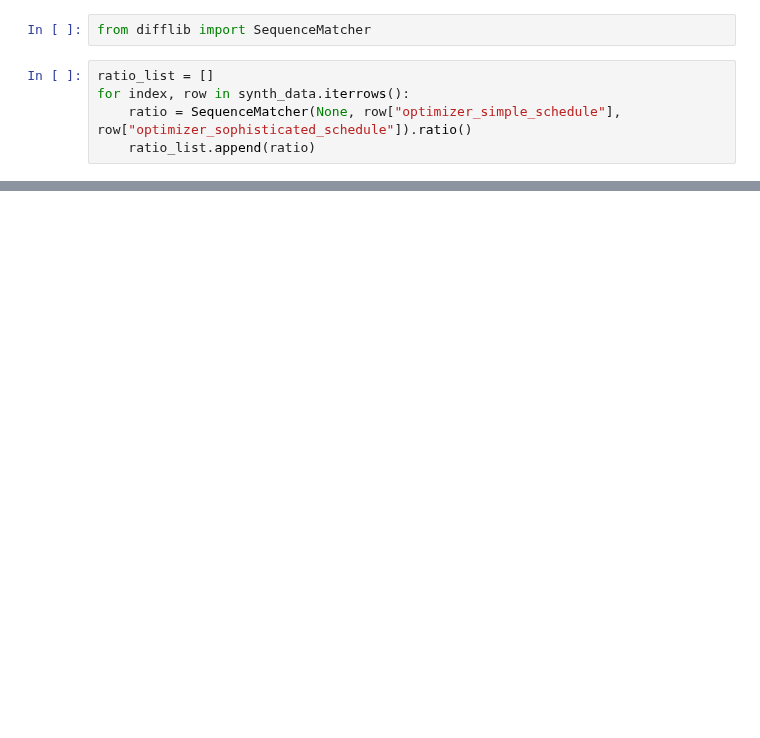
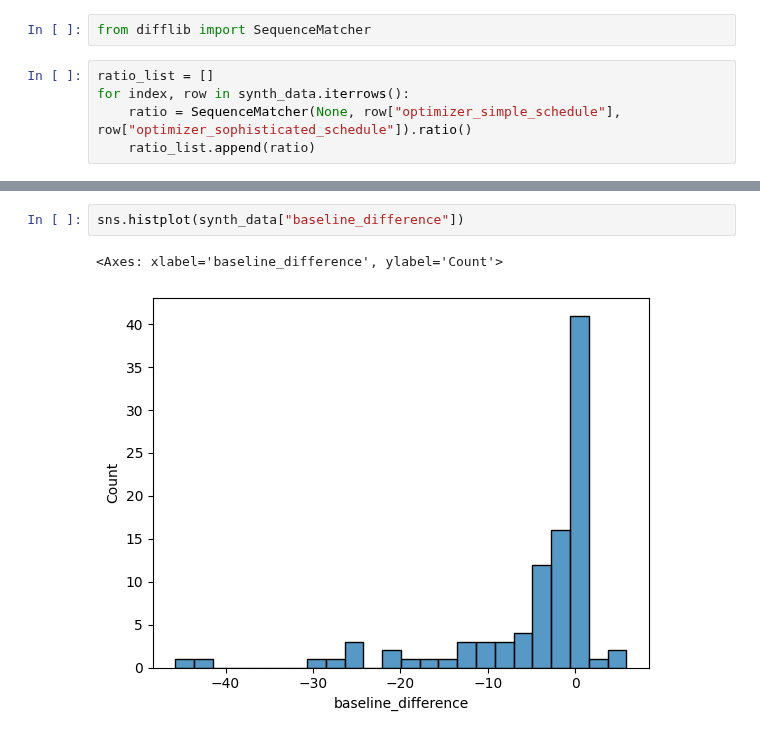
Before and after one commit to WattTime/watttime-python-client, a Jupyter notebook: evaluation/synthetic_data_creation/variable_charging_curve/battery_synth_data.ipynb, the cells around one changed output, grey strips where cells are left out. Drawn from its saved outputs; the diff is of its cells as text; blank space fills up the shorter version.

```diff
--- a/evaluation/synthetic_data_creation/variable_charging_curve/battery_synth_data.ipynb
+++ b/evaluation/synthetic_data_creation/variable_charging_curve/battery_synth_data.ipynb
@@ -339,0 +355,5 @@ sns.scatterplot(data=synth_data[synth_data["baseline_difference"] <= 0], x = "ra
+# %%
+sns.histplot(synth_data["baseline_difference"])
+# %% [output]
+<Axes: xlabel='baseline_difference', ylabel='Count'>
+[figure, added]
```
Also changed, not shown: parts of 23 cells of this notebook, 2 other files.
